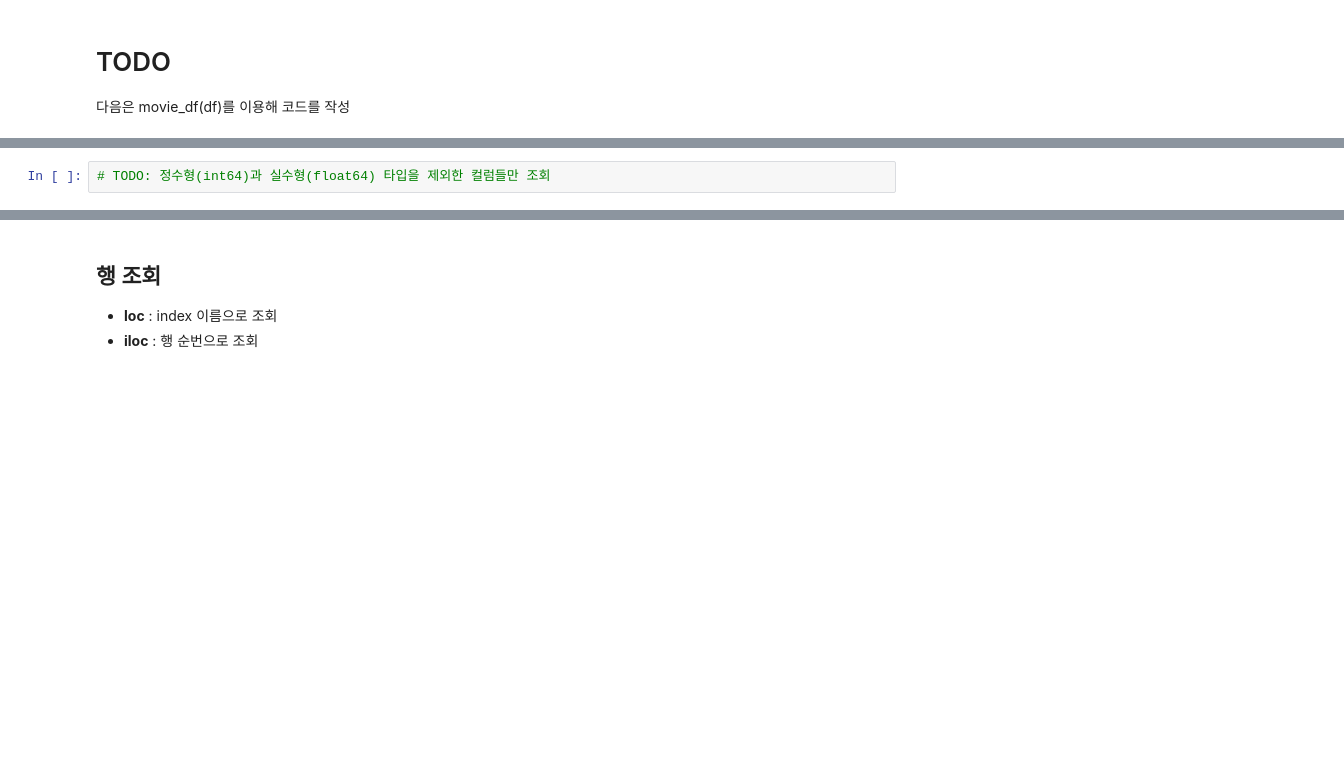
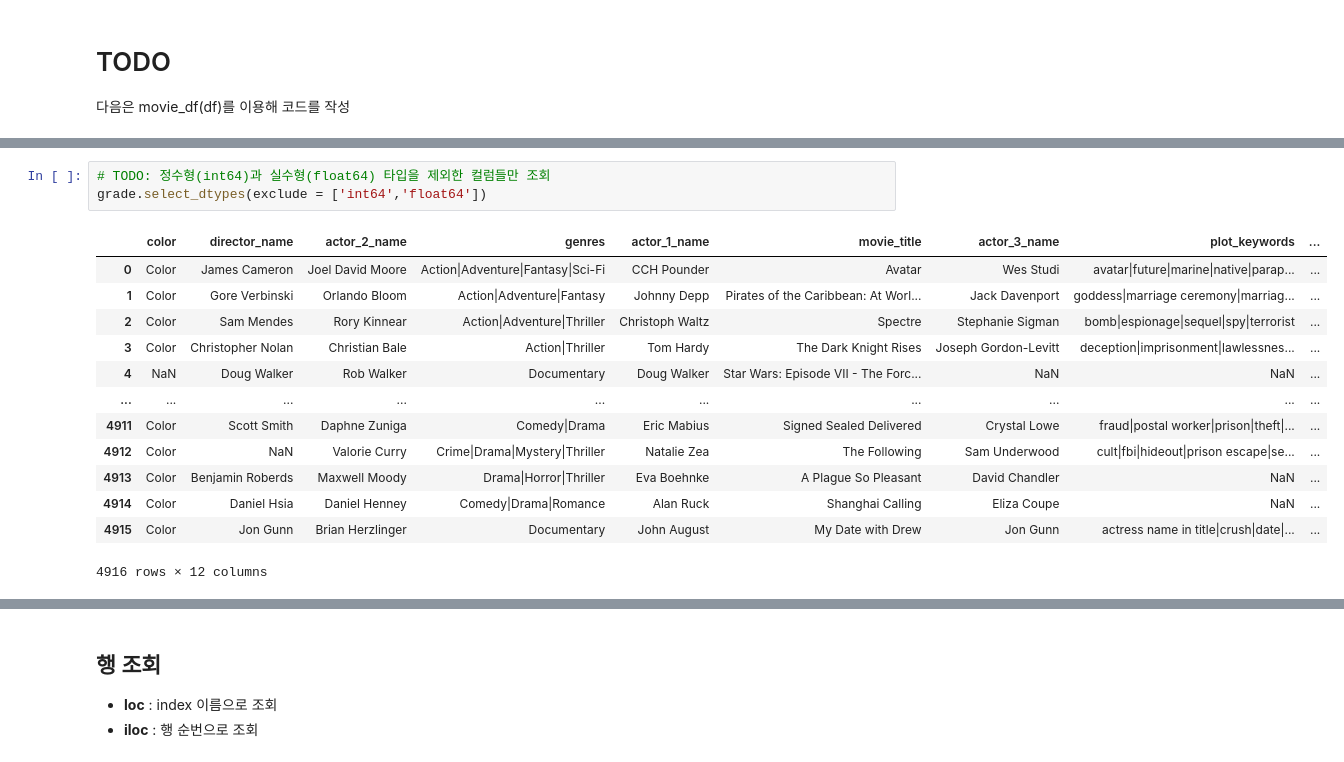
Before and after one commit to kkogggokk/Python, a Jupyter notebook: 04_Pandas/01_수업자료/02_Pandas_DataFrame.ipynb, the cells around one changed output, grey strips where cells are left out. Cells and saved outputs as stored; diff of their text form; blank space fills up the shorter version.

```diff
--- a/04_Pandas/01_수업자료/02_Pandas_DataFrame.ipynb
+++ b/04_Pandas/01_수업자료/02_Pandas_DataFrame.ipynb
@@ -334,4 +972,19 @@ df =
 # %%
 # TODO: 정수형(int64)과 실수형(float64) 타입을 제외한 컬럼들만 조회
+grade.select_dtypes(exclude = ['int64','float64'])
+# %% [output]
+|  | color | director_name | actor_2_name | genres | actor_1_name | movie_title | actor_3_name | plot_keywords | ... |
+| 0 | Color | James Cameron | Joel David Moore | Action|Adventure|Fantasy|Sci-Fi | CCH Pounder | Avatar | Wes Studi | avatar|future|marine|native|parap... | ... |
+| 1 | Color | Gore Verbinski | Orlando Bloom | Action|Adventure|Fantasy | Johnny Depp | Pirates of the Caribbean: At Worl... | Jack Davenport | goddess|marriage ceremony|marriag... | ... |
+| 2 | Color | Sam Mendes | Rory Kinnear | Action|Adventure|Thriller | Christoph Waltz | Spectre | Stephanie Sigman | bomb|espionage|sequel|spy|terrorist | ... |
+| 3 | Color | Christopher Nolan | Christian Bale | Action|Thriller | Tom Hardy | The Dark Knight Rises | Joseph Gordon-Levitt | deception|imprisonment|lawlessnes... | ... |
+| 4 | NaN | Doug Walker | Rob Walker | Documentary | Doug Walker | Star Wars: Episode VII - The Forc... | NaN | NaN | ... |
+| ... | ... | ... | ... | ... | ... | ... | ... | ... | ... |
+| 4911 | Color | Scott Smith | Daphne Zuniga | Comedy|Drama | Eric Mabius | Signed Sealed Delivered | Crystal Lowe | fraud|postal worker|prison|theft|... | ... |
+| 4912 | Color | NaN | Valorie Curry | Crime|Drama|Mystery|Thriller | Natalie Zea | The Following | Sam Underwood | cult|fbi|hideout|prison escape|se... | ... |
+| 4913 | Color | Benjamin Roberds | Maxwell Moody | Drama|Horror|Thriller | Eva Boehnke | A Plague So Pleasant | David Chandler | NaN | ... |
+| 4914 | Color | Daniel Hsia | Daniel Henney | Comedy|Drama|Romance | Alan Ruck | Shanghai Calling | Eliza Coupe | NaN | ... |
+| 4915 | Color | Jon Gunn | Brian Herzlinger | Documentary | John August | My Date with Drew | Jon Gunn | actress name in title|crush|date|... | ... |
+4916 rows × 12 columns
 # %%
 # TODO: actor_1_name, actor_2_name, actor_3_name 컬럼의 값을 조회
```
Also changed, not shown: parts of 107 cells of this notebook, 2 other files.
